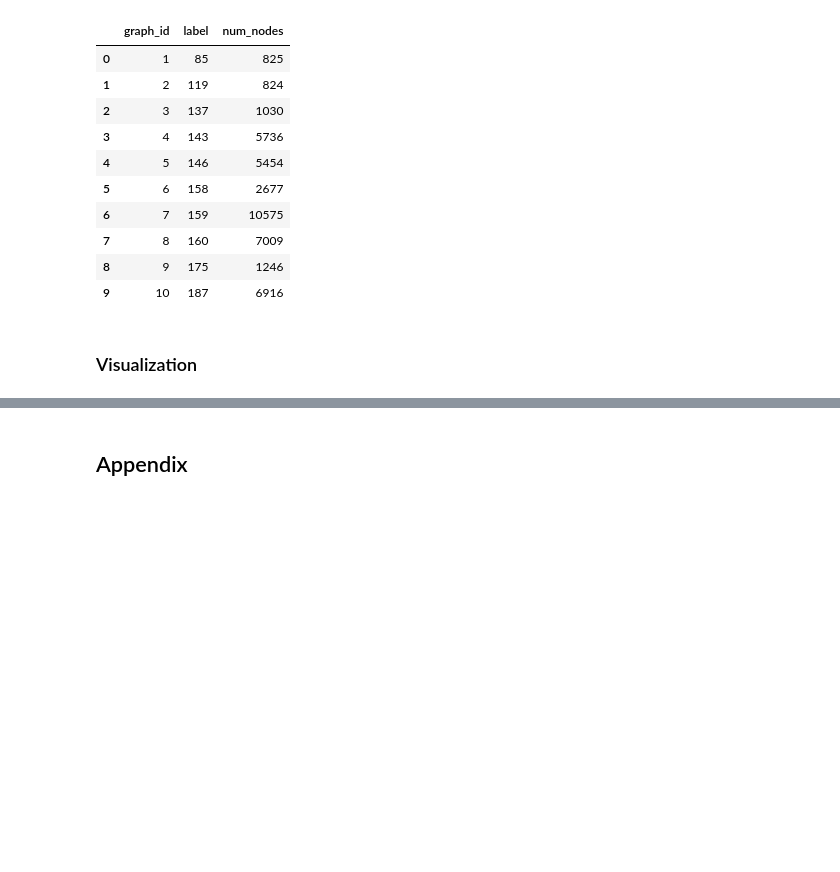
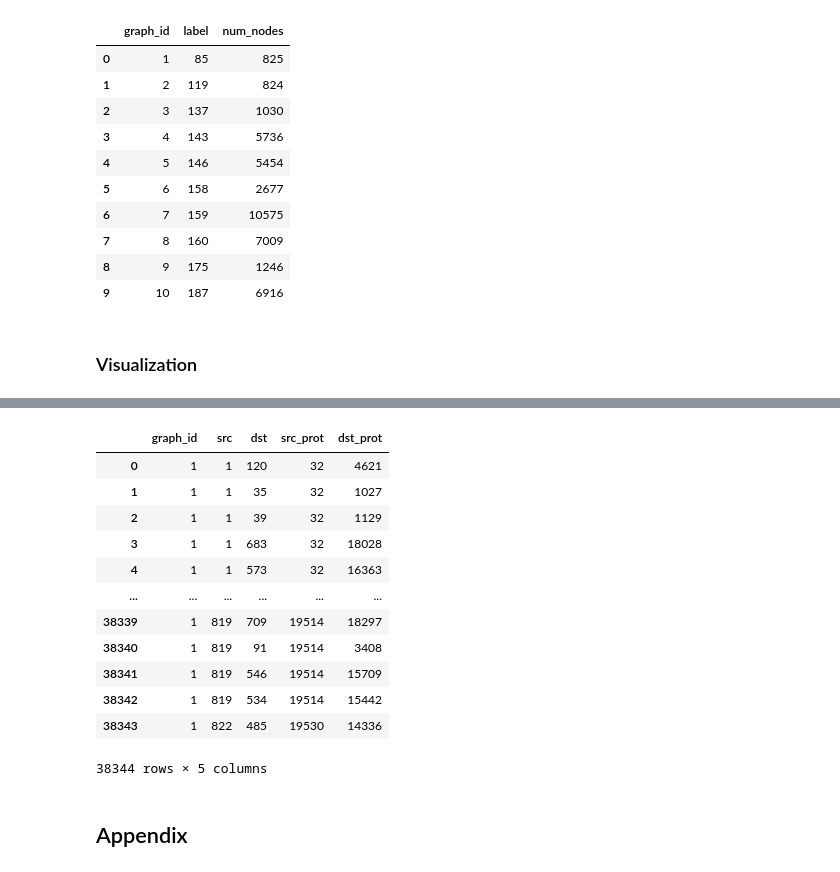
Before and after one commit to amanzadi/MS_Thesis, a Jupyter notebook: GNN_graphs_prep.ipynb, the cells around one changed output, grey strips where cells are left out. Cells and saved outputs as stored; diff of their text form; code cells hidden in the pictures; blank space fills up the shorter version.

```diff
--- a/GNN_graphs_prep.ipynb
+++ b/GNN_graphs_prep.ipynb
@@ -329,3 +341,19 @@ Wall time: 15 s
+# %%
+x
+# %% [output]
+|  | graph_id | src | dst | src_prot | dst_prot |
+| 0 | 1 | 1 | 120 | 32 | 4621 |
+| 1 | 1 | 1 | 35 | 32 | 1027 |
+| 2 | 1 | 1 | 39 | 32 | 1129 |
+| 3 | 1 | 1 | 683 | 32 | 18028 |
+| 4 | 1 | 1 | 573 | 32 | 16363 |
+| ... | ... | ... | ... | ... | ... |
+| 38339 | 1 | 819 | 709 | 19514 | 18297 |
+| 38340 | 1 | 819 | 91 | 19514 | 3408 |
+| 38341 | 1 | 819 | 546 | 19514 | 15709 |
+| 38342 | 1 | 819 | 534 | 19514 | 15442 |
+| 38343 | 1 | 822 | 485 | 19530 | 14336 |
+38344 rows × 5 columns
 # %% [markdown]
 ## Appendix
 # %%
```
Also changed, not shown: parts of 4 cells of this notebook, 2 other files.
